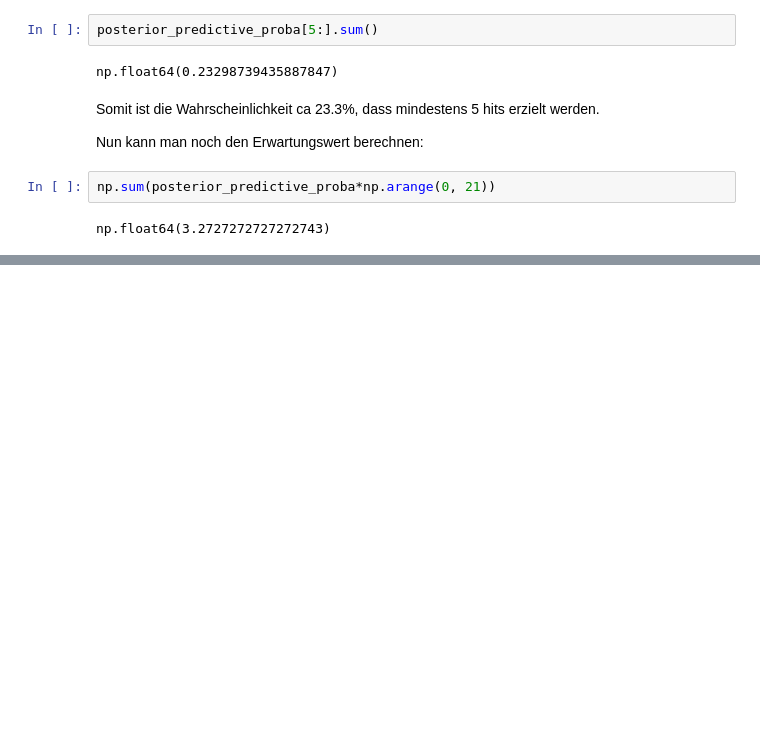
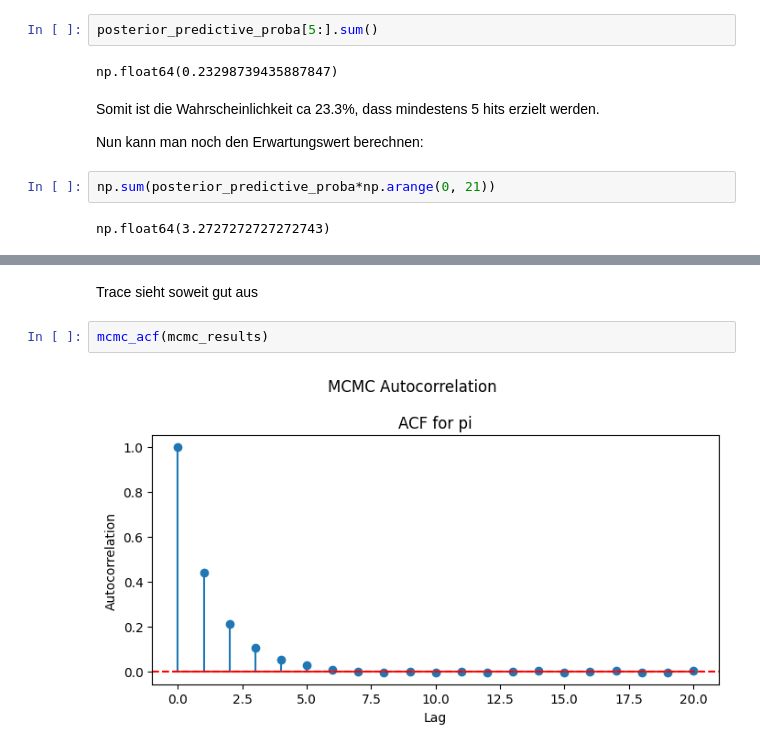
Before and after one commit to buesst1/bda, a Jupyter notebook: chapters/chapter8: Posterior Inference & Prediction.ipynb, the cells around one changed output, grey strips where cells are left out. Saved outputs shown, nothing was run; the diff lists cells and outputs as text; blank space fills up the shorter version.

```diff
--- a/chapters/chapter8: Posterior Inference & Prediction.ipynb
+++ b/chapters/chapter8: Posterior Inference & Prediction.ipynb
@@ -189,0 +257,6 @@ np.float64(3.2727272727272743)
+# %% [markdown]
+Trace sieht soweit gut aus
+# %%
+mcmc_acf(mcmc_results)
+# %% [output]
+[figure, added]
```
Also changed, not shown: parts of 22 cells of this notebook, 1 other file.
